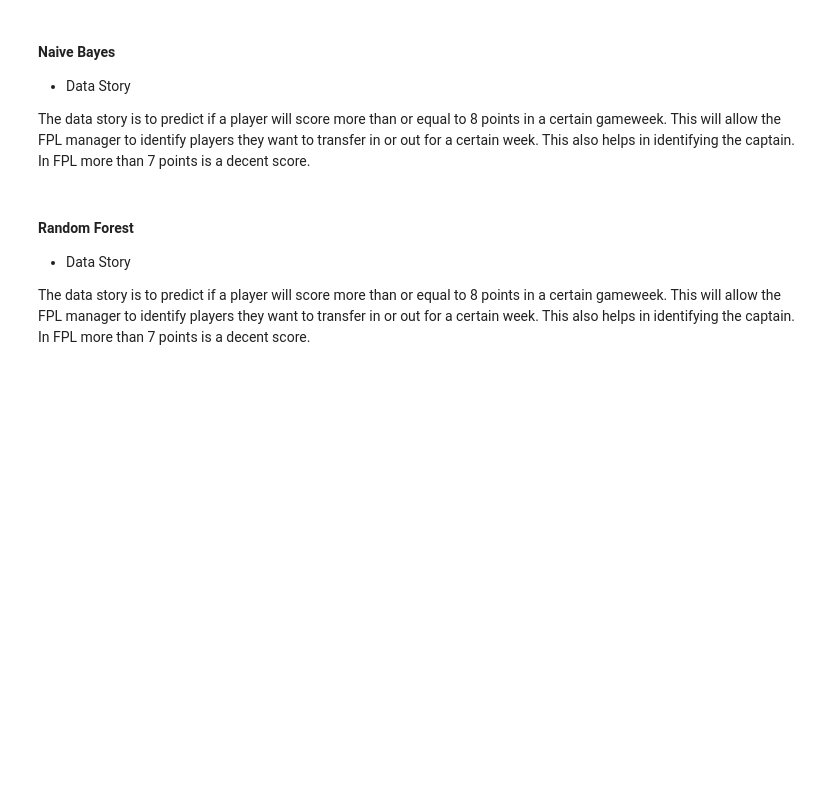
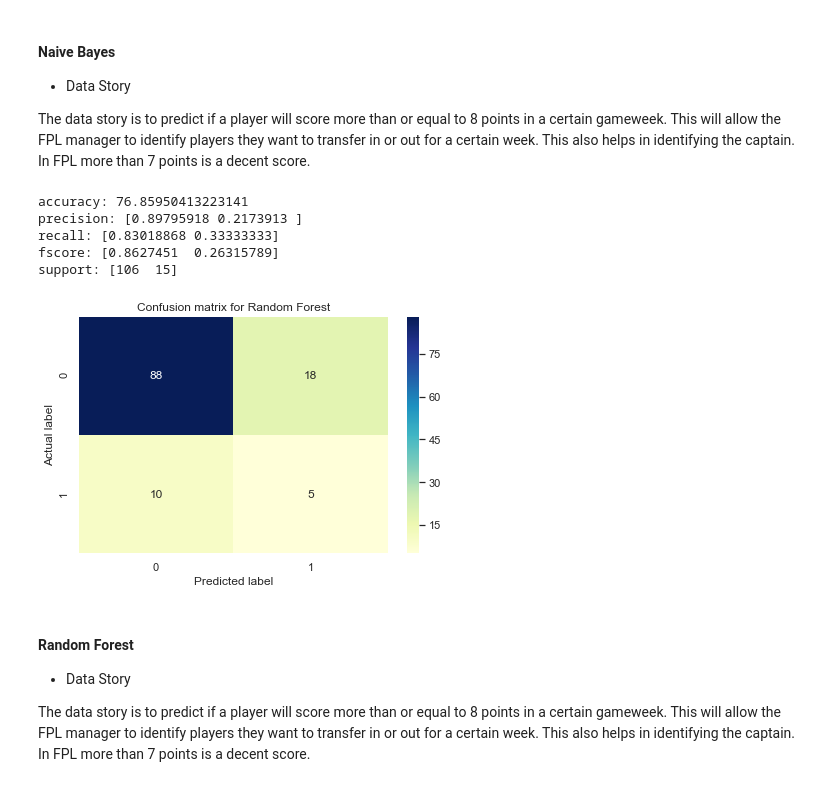
Before and after one commit to shriaithal/applied-machine-learning, a Jupyter notebook: fpl/fpl_final.ipynb, the cells around one changed output. Drawn from its saved outputs; the diff is of its cells as text; code cells hidden in the pictures; blank space fills up the shorter version.

```diff
--- a/fpl/fpl_final.ipynb
+++ b/fpl/fpl_final.ipynb
@@ -868,7 +788,8 @@ from sklearn.metrics import precision_recall_fscore_support as score
 from sklearn.metrics import accuracy_score
 from sklearn.metrics import confusion_matrix
 
-def estimate_score(y_test, y_pred):
+all_algo_performance = []
+def estimate_score(y_test, y_pred, classifier):
     score(y_test, y_pred, average='macro')
     precision, recall, fscore, support = score(y_test, y_pred)
 
@@ -878,6 +799,8 @@ def estimate_score(y_test, y_pred):
     print('fscore: {}'.format(fscore))
     print('support: {}'.format(support))
 
+    algo_performance = {'algorithm':classifier, 'accuracy': accuracy_score(y_test,y_pred)*100, 'precision':precision, 'recall':recall, 'fscore':fscore}
+    all_algo_performance.append(algo_performance)
     #Confusion Matrix
     cm = confusion_matrix(y_test, y_pred)
     sns.heatmap(pd.DataFrame(cm), annot=True, cmap="YlGnBu" ,fmt='g')
@@ -897,7 +820,7 @@ def print_results(actual_players, predict_players):
     print(len(predict_players))
 # %%
 np.seterr(divide='ignore', invalid='ignore')
-def classify_players_more_than_8_points(clf):
+def classify_players_more_than_8_points(clf, classifier_name):
     gameweeks = [1,2,3,4,5,6,7,8]
     predict_labels = []
     actual_labels = []
@@ -946,8 +869,8 @@ def classify_players_more_than_8_points(clf):
         predict_labels.append(y_pred)
         if y_pred == 1:
             predict_players.append(row['Name'])
-    estimate_score(actual_labels,predict_labels)
-    print_results(actual_players, predict_players)
+    estimate_score(actual_labels,predict_labels,classifier_name)
+    #print_results(actual_players, predict_players)
 # %% [markdown]
 #### Naive Bayes
 
@@ -956,7 +879,14 @@ def classify_players_more_than_8_points(clf):
 The data story is to predict if a player will score more than or equal to 8 points in a certain gameweek. This will allow the FPL manager to identify players they want to transfer in or out for a certain week. This also helps in identifying the captain. In FPL more than 7 points is a decent score.
 # %%
 from sklearn.naive_bayes import GaussianNB
-classify_players_more_than_8_points(GaussianNB())
+classify_players_more_than_8_points(GaussianNB(), 'Naive Bayes')
+# %% [output]
+accuracy: 76.85950413223141
+precision: [0.89795918 0.2173913 ]
+recall: [0.83018868 0.33333333]
+fscore: [0.8627451  0.26315789]
+support: [106  15]
+[figure, added]
 # %% [markdown]
 #### Random Forest
 
```
Also changed, not shown: parts of 60 cells of this notebook.
